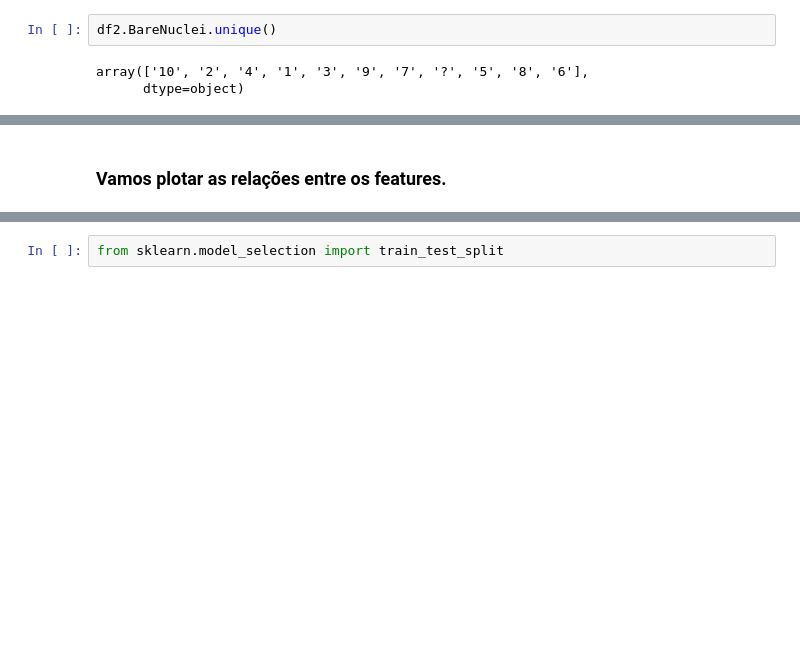
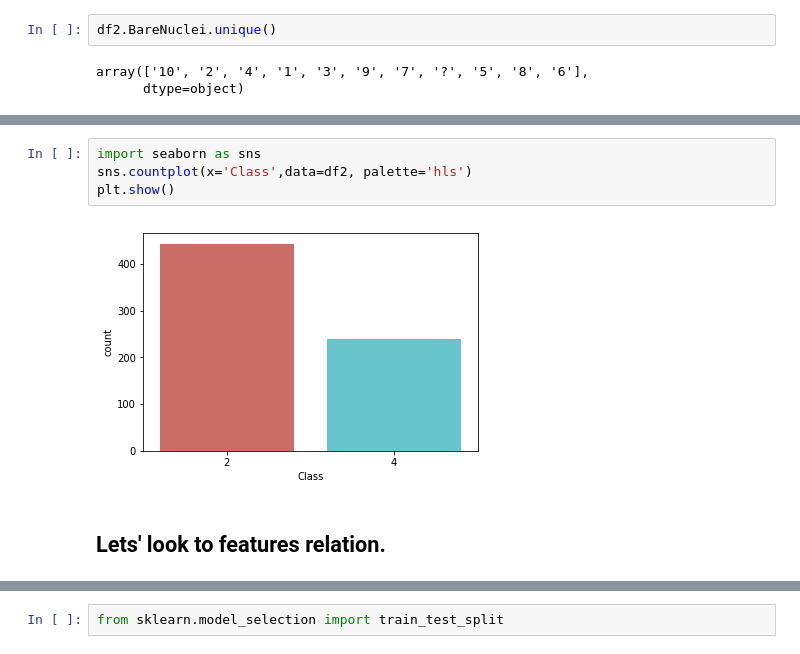
Before and after one commit to kalinest/DataScienceProject, a Jupyter notebook: Wisconsin Breast Cancer Database Analysis.ipynb, the cells around one changed output, grey strips where cells are left out. Cells and saved outputs as stored; diff of their text form; blank space fills up the shorter version.

```diff
--- a/Wisconsin Breast Cancer Database Analysis.ipynb
+++ b/Wisconsin Breast Cancer Database Analysis.ipynb
@@ -130,5 +161,11 @@ Taxa de tumores malignos: 34.52722063037249%
-# %% [markdown]
-### Vamos plotar as relações entre os features.
+# %%
+import seaborn as sns
+sns.countplot(x='Class',data=df2, palette='hls')
+plt.show()
+# %% [output]
+[figure, added]
+# %% [markdown]
+## Lets' look to features relation.
 # %%
 import matplotlib.pyplot as plt
 pd.plotting.scatter_matrix(df2, figsize=(20,20))
```
Also changed, not shown: parts of 37 cells of this notebook.
